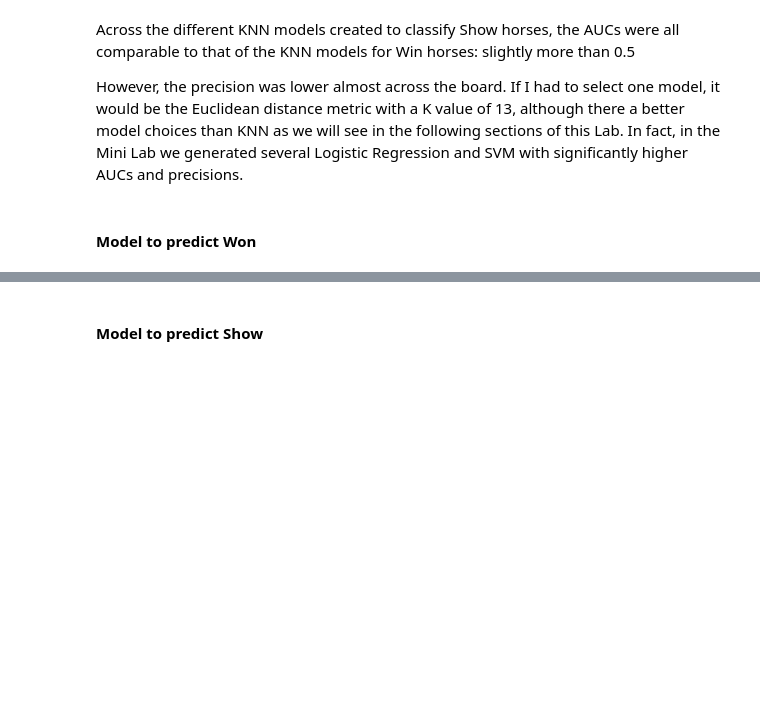
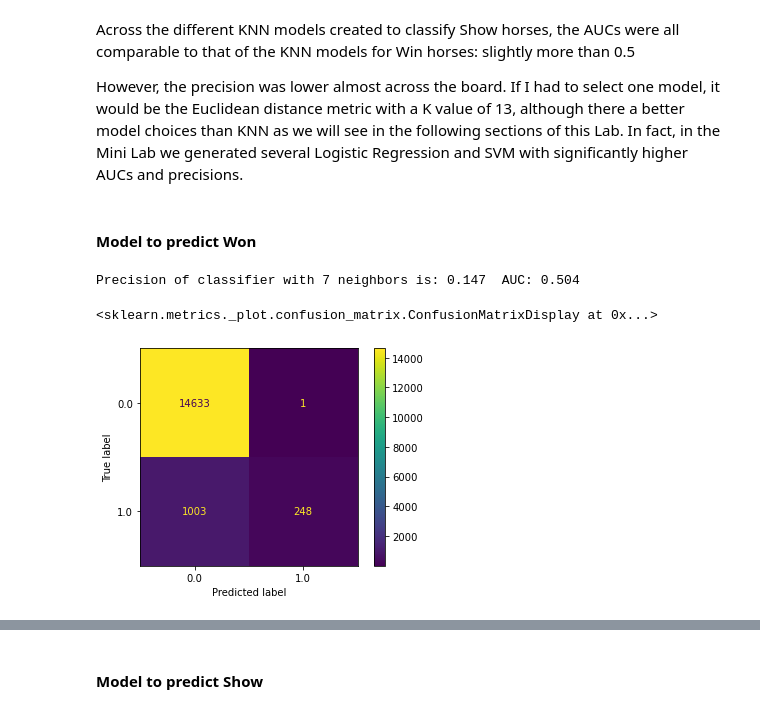
Before and after one commit to C-Stewart-GH/Hong_Kong_Horse_Racing_Project, a Jupyter notebook: Project2/Project 2 Group Book.ipynb, the cells around one changed output, grey strips where cells are left out. Cells and saved outputs as stored; diff of their text form; code cells hidden in the pictures; blank space fills up the shorter version.

```diff
--- a/Project2/Project 2 Group Book.ipynb
+++ b/Project2/Project 2 Group Book.ipynb
@@ -414,11 +443,0 @@ We fit a final KNN using the parameters selected: Euclidean, Distance weights fo
-# %%
-# Based on above, Euclidean with K=7 is a good combination of precision and AUC
-x=7
-clf_knn = KNeighborsClassifier(n_neighbors=x, weights='distance', metric='euclidean')
-clf_knn.fit(X_train,Y_train)
-yhat= clf_knn.predict(X_test)
-acc = mt.accuracy_score(Y_test,yhat)
-prec = mt.precision_score(Y_test,yhat)
-auc = roc_auc_score(Y_test,yhat)
-conf = mt.confusion_matrix(Y_test,yhat)
-print('Precision of classifier with %d neighbors is: %.3f'%(x,prec), ' AUC: %.3f'%auc)
@@ -512,11 +569,15 @@ However, the precision was lower almost across the board. If I had to select one
 # %%
 x=7
 clf_knnw = KNeighborsClassifier(n_neighbors=7, weights='distance', metric='euclidean')
 clf_knnw.fit(X_train,Y_train)
-yhat= clf_knnw.predict(X_test)
-acc = mt.accuracy_score(Y_test,yhat)
-prec = mt.precision_score(Y_test,yhat)
-auc = roc_auc_score(Y_test,yhat)
-conf = mt.confusion_matrix(Y_test,yhat)
+yhatknnw = clf_knnw.predict(X_test)
+acc = mt.accuracy_score(Y_test,yhatknnw)
+prec = mt.precision_score(Y_test,yhatknnw)
+auc = roc_auc_score(Y_test,yhatknnw)
+conf = mt.confusion_matrix(Y_test,yhatknnw)
 print('Precision of classifier with %d neighbors is: %.3f'%(x,prec), ' AUC: %.3f'%auc)
 plot_confusion_matrix(clf_knn, X_test, Y_test)
+# %% [output]
+Precision of classifier with 7 neighbors is: 0.147  AUC: 0.504
+<sklearn.metrics._plot.confusion_matrix.ConfusionMatrixDisplay at 0x...>
+[figure, added]
```
Also changed, not shown: parts of 82 cells of this notebook.
